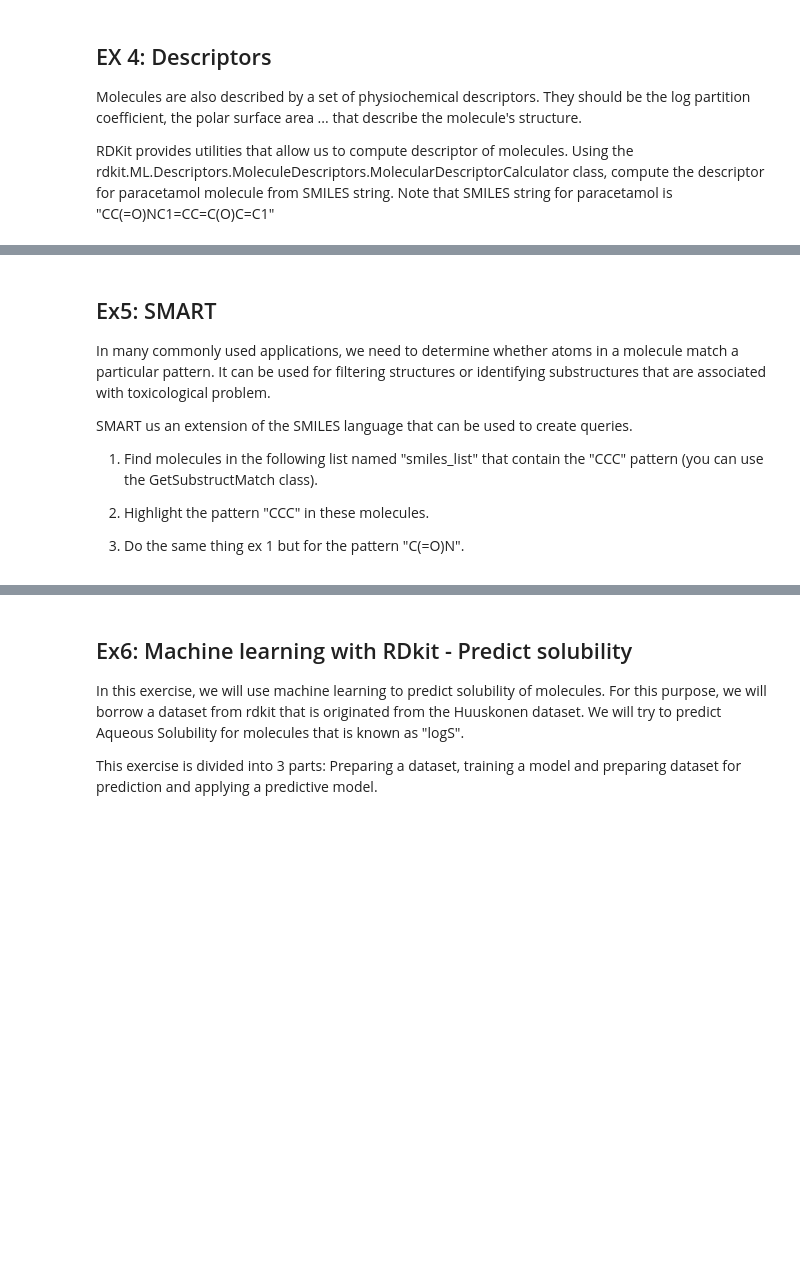
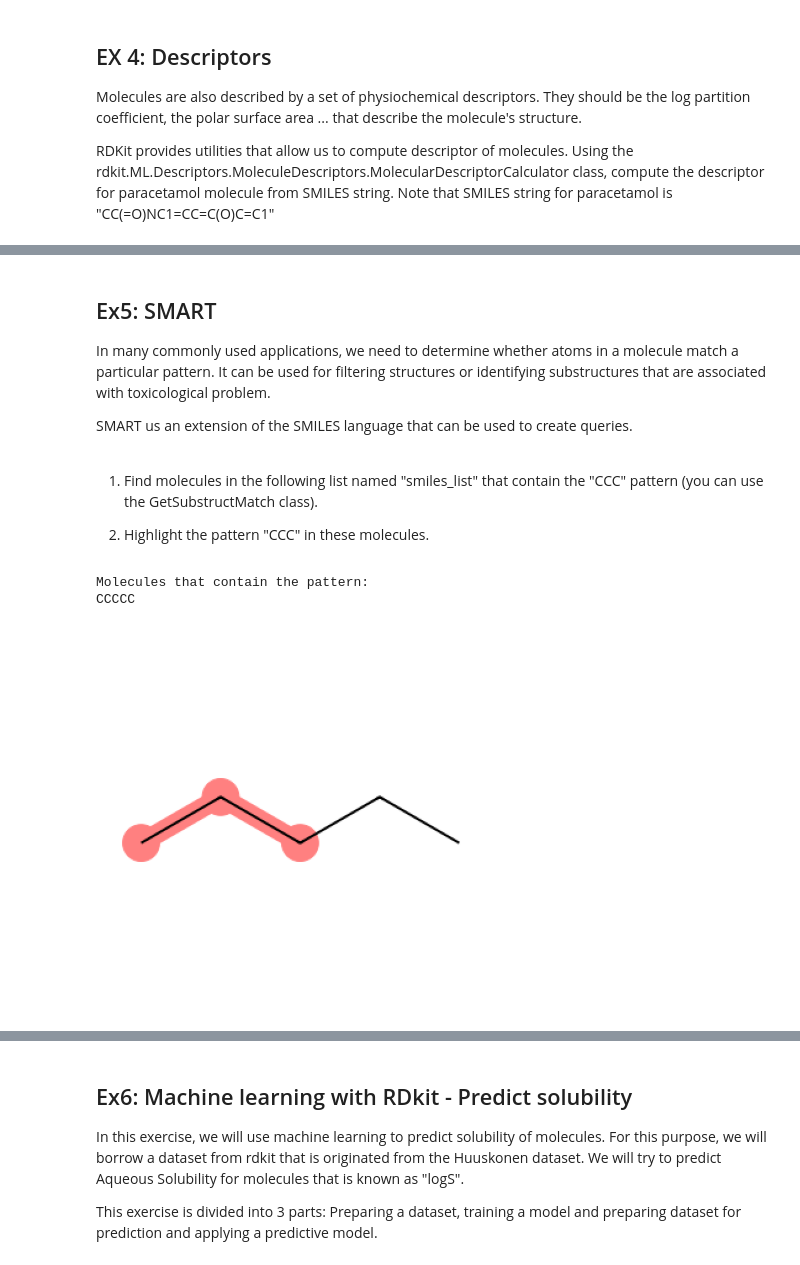
Before and after one commit to raphrb2/ML4Biomedical, a Jupyter notebook: 2.ML_Molecules/ 1.molecules_representations_etudiants.ipynb, the cells around one changed output, grey strips where cells are left out. Saved outputs shown, nothing was run; the diff lists cells and outputs as text; code cells hidden in the pictures; blank space fills up the shorter version.

```diff
--- a/2.ML_Molecules/ 1.molecules_representations_etudiants.ipynb
+++ b/2.ML_Molecules/ 1.molecules_representations_etudiants.ipynb
@@ -114,11 +207,53 @@ Using the rdkit.ML.Descriptors.MoleculeDescriptors.MolecularDescriptorCalculator
 In many commonly used applications, we need to determine whether atoms in a molecule match a particular pattern. It can be used for filtering structures or identifying substructures that are associated with toxicological problem.
 
 SMART us an extension of the SMILES language that can be used to create queries.
-
-1. Find molecules in the following list named "smiles_list" that contain the "CCC" pattern (you can use the GetSubstructMatch class).
-
-
-2. Highlight the pattern "CCC" in these molecules.
-
-
-3. Do the same thing ex 1 but for the pattern "C(=O)N".
+# %% [markdown]
+1. Find molecules in the following list named "smiles_list" that contain the "CCC" pattern (you can use the GetSubstructMatch class).
+
+2. Highlight the pattern "CCC" in these molecules.
+# %%
+smiles_list = ["CCCCC", "CCOCC", "CCNCC", "CC(=O)NC1=CC=C(O)C=C1", "CC(=O)NC1=CC=C(O[13CH3])C=C1", "CN(C(=O)C(Cl)Cl)C1=CC=C(O)C=C1"]
+
+pattern = Chem.MolFromSmarts("CCC")
+
+def find_and_highlight_matching_molecules(smiles_list, pattern):
+    if pattern is None:
+        raise ValueError(f"Invalid pattern: {pattern}")
+
+    matching_molecules = []
+    for molecule in smiles_list:
+        mol = Chem.MolFromSmiles(molecule)
+        if mol and mol.GetSubstructMatch(pattern):
+            matching_molecules.append(mol)
+
+    if matching_molecules:
+        print("Molecules that contain the pattern:")
+        for mol in matching_molecules:
+            print(Chem.MolToSmiles(mol))
+            match = mol.GetSubstructMatch(pattern)
+
+            highlight_atoms = list(match)
+            highlight_bonds = set()
+            for i in range(len(match)):
+                for j in range(i + 1, len(match)):
+                    bond = mol.GetBondBetweenAtoms(match[i], match[j])
+                    if bond is not None:
+                        highlight_bonds.add(bond.GetIdx())
+
+            img = Draw.MolToImage(mol, highlightAtoms=highlight_atoms, highlightBonds=highlight_bonds, size=(300, 300))
+
+            plt.imshow(img)
+            plt.axis('off')
+            plt.show()
+    else:
+        print("No molecules match the pattern in the provided list.")
+
+
+try:
+    find_and_highlight_matching_molecules(smiles_list, pattern)
+except ValueError as ve:
+    print(ve)
+# %% [output]
+Molecules that contain the pattern:
+CCCCC
+[figure, added]
```
Also changed, not shown: parts of 68 cells of this notebook.
